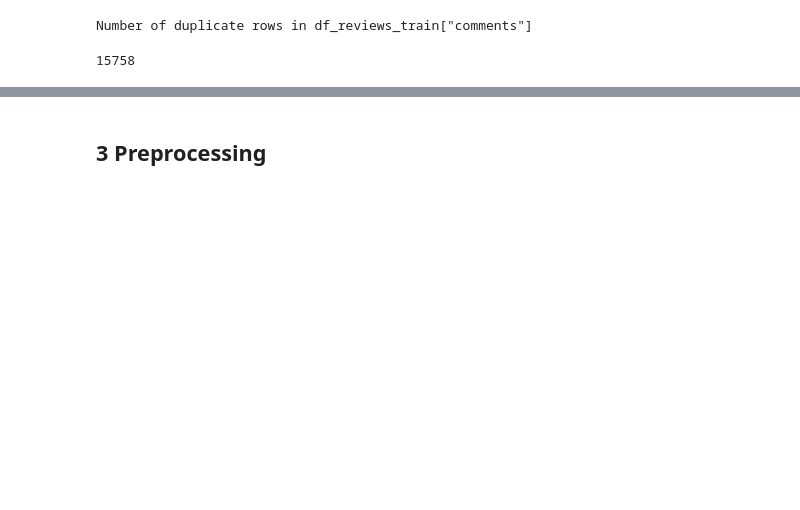
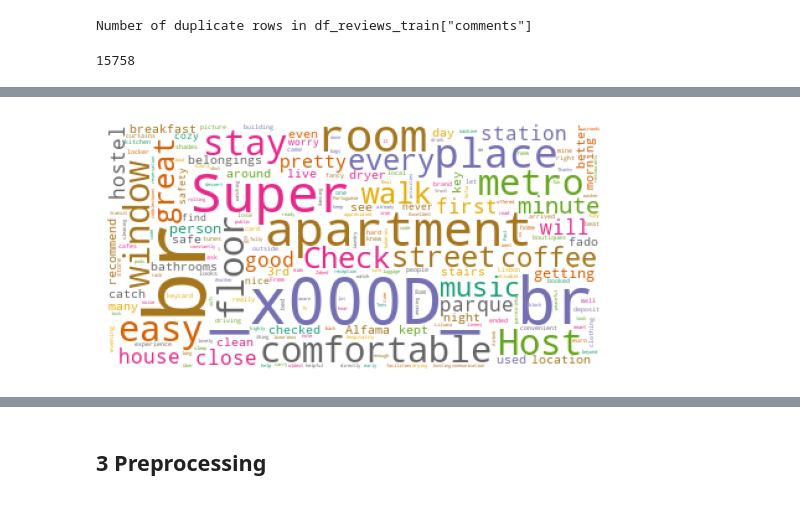
Before and after one commit to iryna-savchuk/TM_project, a Jupyter notebook: EDA.ipynb, the cells around one changed output, grey strips where cells are left out. Saved outputs shown, nothing was run; the diff lists cells and outputs as text; code cells hidden in the pictures; blank space fills up the shorter version.

```diff
--- a/EDA.ipynb
+++ b/EDA.ipynb
@@ -275,0 +247,13 @@ plt.show()
+# %%
+# Word Cloud of "comments" from df_reviews_train
+wordcloud = WordCloud(
+    background_color='white',
+    max_words=500,
+    colormap='Dark2',
+    contour_width=4).generate(str(df_reviews_train["comments"].values))
+
+plt.imshow(wordcloud)
+plt.axis('off')
+plt.show()
+# %% [output]
+[figure, added]
```
Also changed, not shown: parts of 37 cells of this notebook.
